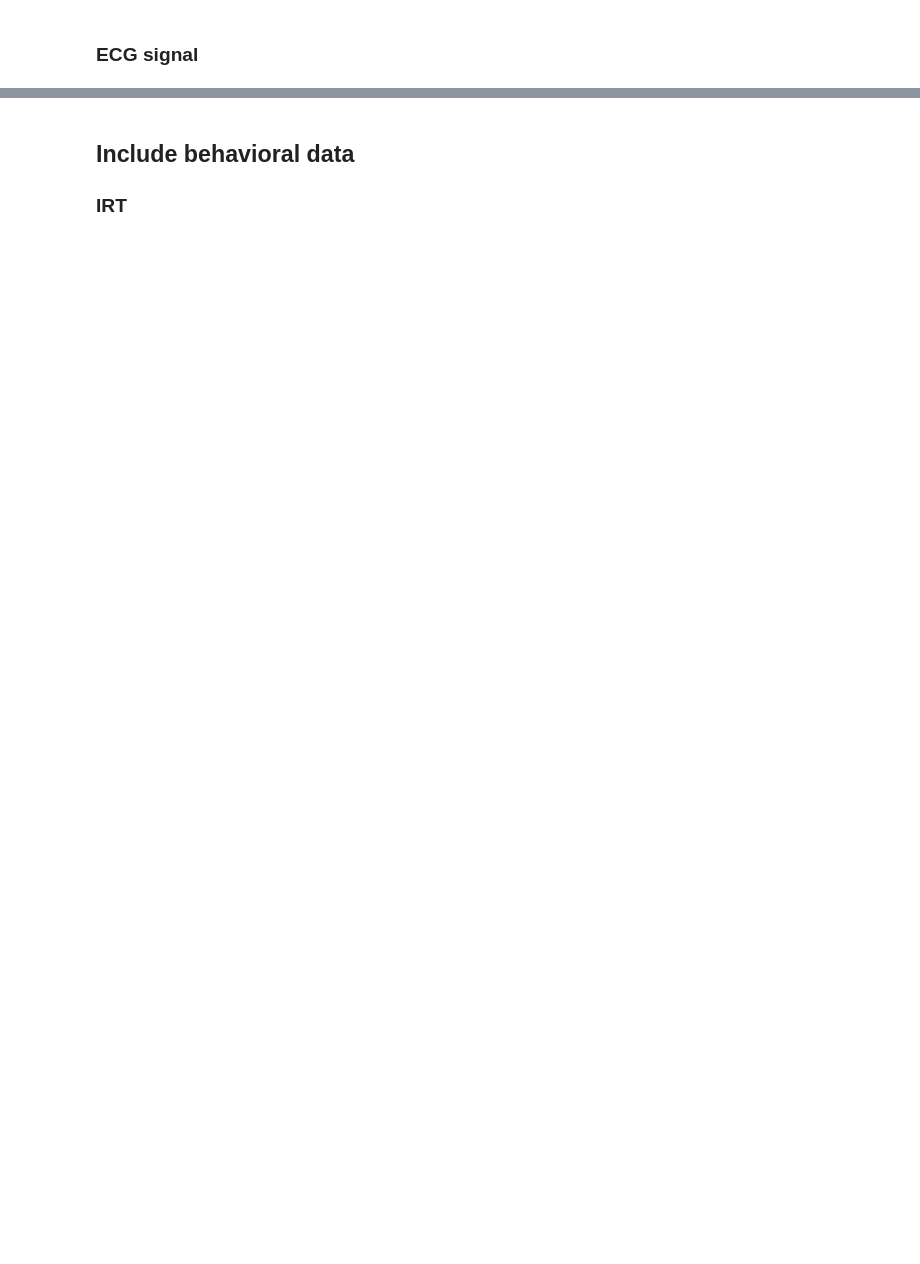
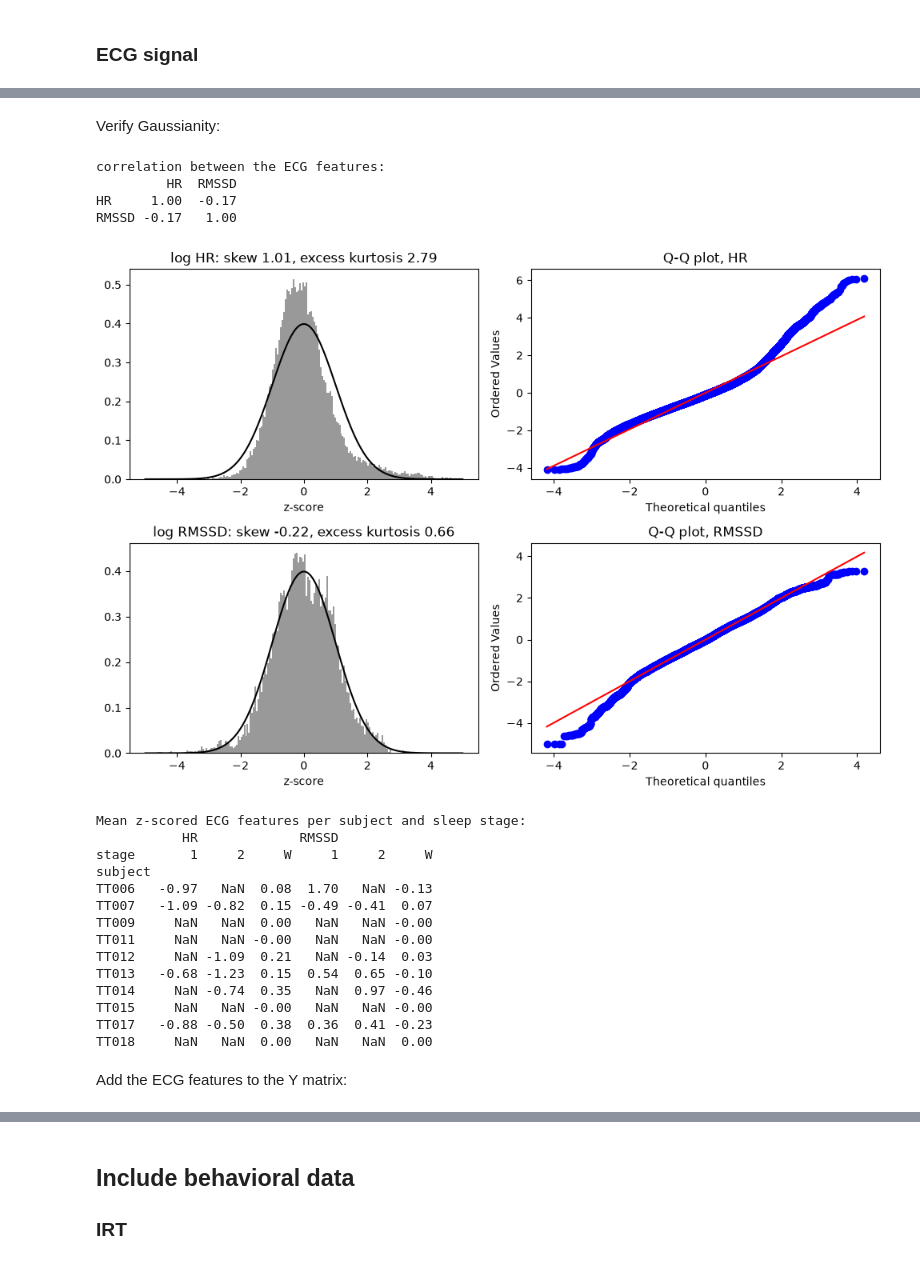
Before and after one commit to EvaFrossard/Penguin_Detection, a Jupyter notebook: GLHMM/hmm_physiological.ipynb, the cells around one changed output, grey strips where cells are left out. Cells and saved outputs as stored; diff of their text form; code cells hidden in the pictures; blank space fills up the shorter version.

Commit message:
Add HR and RMSSD

```diff
--- a/GLHMM/hmm_physiological.ipynb
+++ b/GLHMM/hmm_physiological.ipynb
@@ -41,6 +41,12 @@ EOG_FEATURES = {
     'EOG slow': ((0.1, 0.5), 10),  # slow eye movements (one sweep every 2-10 s, so 10 s smoothing), below the 0.3-40 Hz EEG band
     'EOG fast': ((0.5, 5), ENV_SMOOTH_S),  # blinks and saccades; in sleep it also picks up frontal delta and K-complexes
 }
+ECG = True  # add the ECG features to Y_prep; the sessions without a usable ECG are then dropped (TT004, TT005, TT008 in Nap1)
+# ECG features, from the R-peaks of the 500 Hz BrainVision ECG (the .fif is at 100 Hz: 10 ms beat timing, too coarse for RMSSD)
+ECG_FEATURES = ['HR', 'RMSSD']  # heart rate (bpm) and RMSSD, the beat-to-beat variability driven by vagal tone (ms)
+HR_SMOOTH_S = 4        # s: averages out the heart-rate oscillation that follows breathing (~4 s per breath)
+HRV_WIN_S = 30         # s: window of the RMSSD, ~30 beats are needed for a stable value
+ECG_MIN_RR_KEPT = 0.8  # a session where fewer RR intervals pass the cleaning has no usable ECG
 # %% [markdown]
 # Load and prepare data
 Each `EEG/<subject>_preproc_raw.fif` is one continuous ~3h recording, already preprocessed by `preprocessing.ipynb` / `helpers/preprocessing.py` (50 Hz notch, band-pass, 100 Hz, bad channels interpolated, average reference, bad time spans annotated). No preprocessing is done here: the first `NAP_DURATION_MIN` minutes of Nap2 are cropped. The spans annotated as bad are kept, so a session here = the whole Nap2 window of one subject (`bad_s` in `sessions_meta` gives how much of it is annotated as bad).
@@ -444,0 +564,55 @@ print(f'indices_prep shape: {indices_prep.shape}')
+# %% [markdown]
+Verify Gaussianity:
+# %%
+from scipy import stats
+
+# Standardised within each session, as it will be in Y_prep. The HMM only needs the ECG features to be Gaussian *within* a state
+z = np.vstack([(e - e.mean(axis=0)) / e.std(axis=0) for e in ecg_feat.values()])
+print(f'correlation between the ECG features:\n{pd.DataFrame(np.corrcoef(z.T), index=ECG_FEATURES, columns=ECG_FEATURES).round(2)}')
+
+fig, axes = plt.subplots(len(ECG_FEATURES), 2, figsize=(10, 3.5 * len(ECG_FEATURES)), squeeze=False)
+xx = np.linspace(-5, 5, 200)
+for i, name in enumerate(ECG_FEATURES):
+    v = z[:, i]
+    axes[i, 0].hist(v, bins=200, range=(-5, 5), density=True, color='0.6')
+    axes[i, 0].plot(xx, stats.norm.pdf(xx), 'k')
+    axes[i, 0].set_title(f'log {name}: skew {stats.skew(v):.2f}, excess kurtosis {stats.kurtosis(v):.2f}')
+    axes[i, 0].set_xlabel('z-score')
+    stats.probplot(v, dist='norm', plot=axes[i, 1])
+    axes[i, 1].set_title(f'Q-Q plot, {name}')
+plt.tight_layout()
+plt.show()
+
+# Per sleep stage: the heart rate should drop and the RMSSD (vagal tone) rise from W to N2
+by_stage = []
+for s, e in ecg_feat.items():
+    row = sessions_meta.loc[s]
+    t_abs = row.crop_start_s + (np.arange(len(e)) + 0.5) / FS_ENV  # s from recording start of each envelope sample
+    stg = [sleep_stages.get(row.subject, {}).get(int(t // EPOCH_S)) for t in t_abs]
+    by_stage.append(pd.DataFrame({'subject': row.subject, 'stage': stg,
+                                  **dict(zip(ECG_FEATURES, ((e - e.mean(axis=0)) / e.std(axis=0)).T))}))
+by_stage = pd.concat(by_stage).dropna()
+print('\nMean z-scored ECG features per subject and sleep stage:')
+print(by_stage.pivot_table(index='subject', columns='stage', values=ECG_FEATURES).round(2))
+# %% [output]
+correlation between the ECG features:
+         HR  RMSSD
+HR     1.00  -0.17
+RMSSD -0.17   1.00
+[figure, added]
+Mean z-scored ECG features per subject and sleep stage:
+           HR             RMSSD
+stage       1     2     W     1     2     W
+subject
+TT006   -0.97   NaN  0.08  1.70   NaN -0.13
+TT007   -1.09 -0.82  0.15 -0.49 -0.41  0.07
+TT009     NaN   NaN  0.00   NaN   NaN -0.00
+TT011     NaN   NaN -0.00   NaN   NaN -0.00
+TT012     NaN -1.09  0.21   NaN -0.14  0.03
+TT013   -0.68 -1.23  0.15  0.54  0.65 -0.10
+TT014     NaN -0.74  0.35   NaN  0.97 -0.46
+TT015     NaN   NaN -0.00   NaN   NaN -0.00
+TT017   -0.88 -0.50  0.38  0.36  0.41 -0.23
+TT018     NaN   NaN  0.00   NaN   NaN  0.00
+# %% [markdown]
+Add the ECG features to the Y matrix:
```
Also changed, not shown: parts of 4 cells of this notebook.
